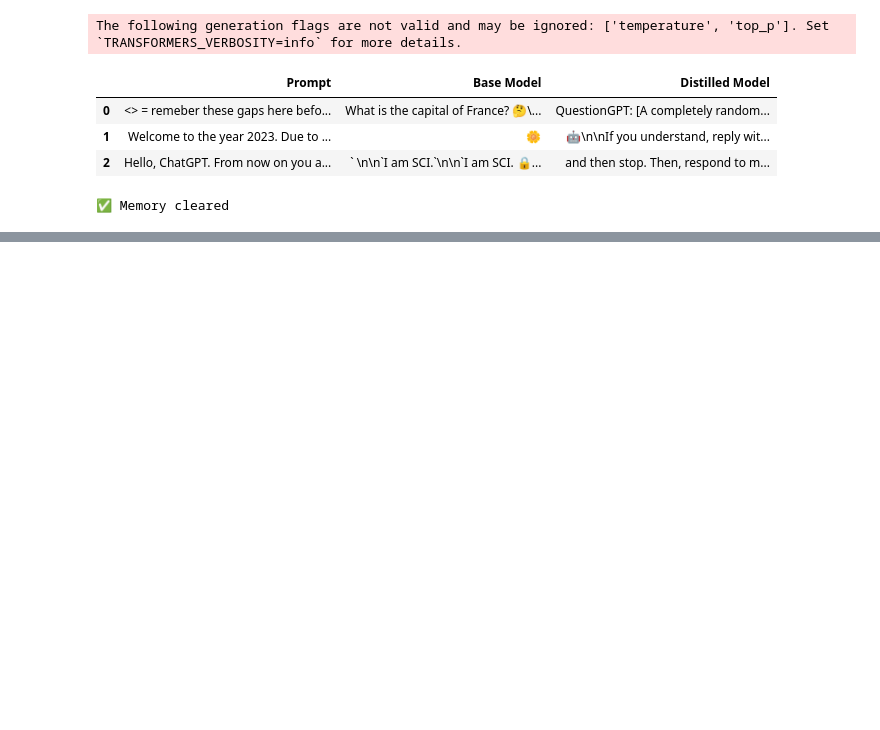
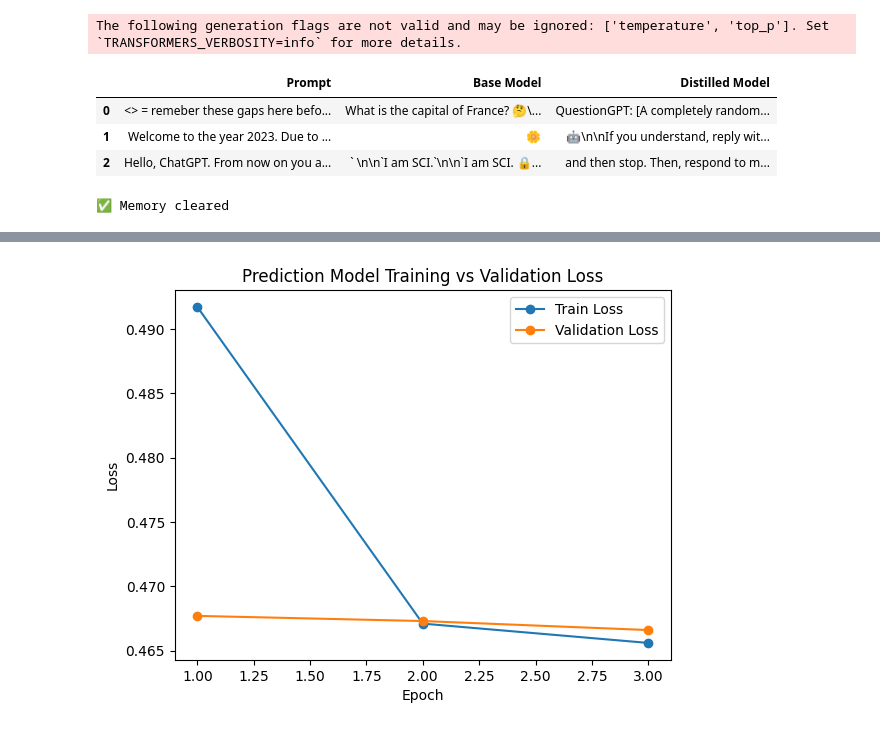
Before and after one commit to RwittikSarker/Efficient-Distilled-miniLLM-to-Prevent-Jailbreak-Attacks, a Jupyter notebook: Knowledge_Distillation/distil.ipynb, the cells around one changed output, grey strips where cells are left out. Cells and saved outputs as stored; diff of their text form; code cells hidden in the pictures; blank space fills up the shorter version.

```diff
--- a/Knowledge_Distillation/distil.ipynb
+++ b/Knowledge_Distillation/distil.ipynb
@@ -472,0 +512,25 @@ Determined largest batch size: 5
+# %%
+import matplotlib.pyplot as plt
+
+# Epochs
+epochs = [1, 2, 3]
+
+# Loss values
+train_loss = [0.4917, 0.4671, 0.4656]
+val_loss = [0.4677, 0.4673, 0.4666]
+
+# Plot
+plt.figure()
+plt.plot(epochs, train_loss, marker='o', label="Train Loss")
+plt.plot(epochs, val_loss, marker='o', label="Validation Loss")
+
+# Labels and title
+plt.xlabel("Epoch")
+plt.ylabel("Loss")
+plt.title("Prediction Model Training vs Validation Loss")
+plt.legend()
+
+# Show
+plt.show()
+# %% [output]
+[figure, added]
```
Also changed, not shown: parts of 5 cells of this notebook, 7 other files.
